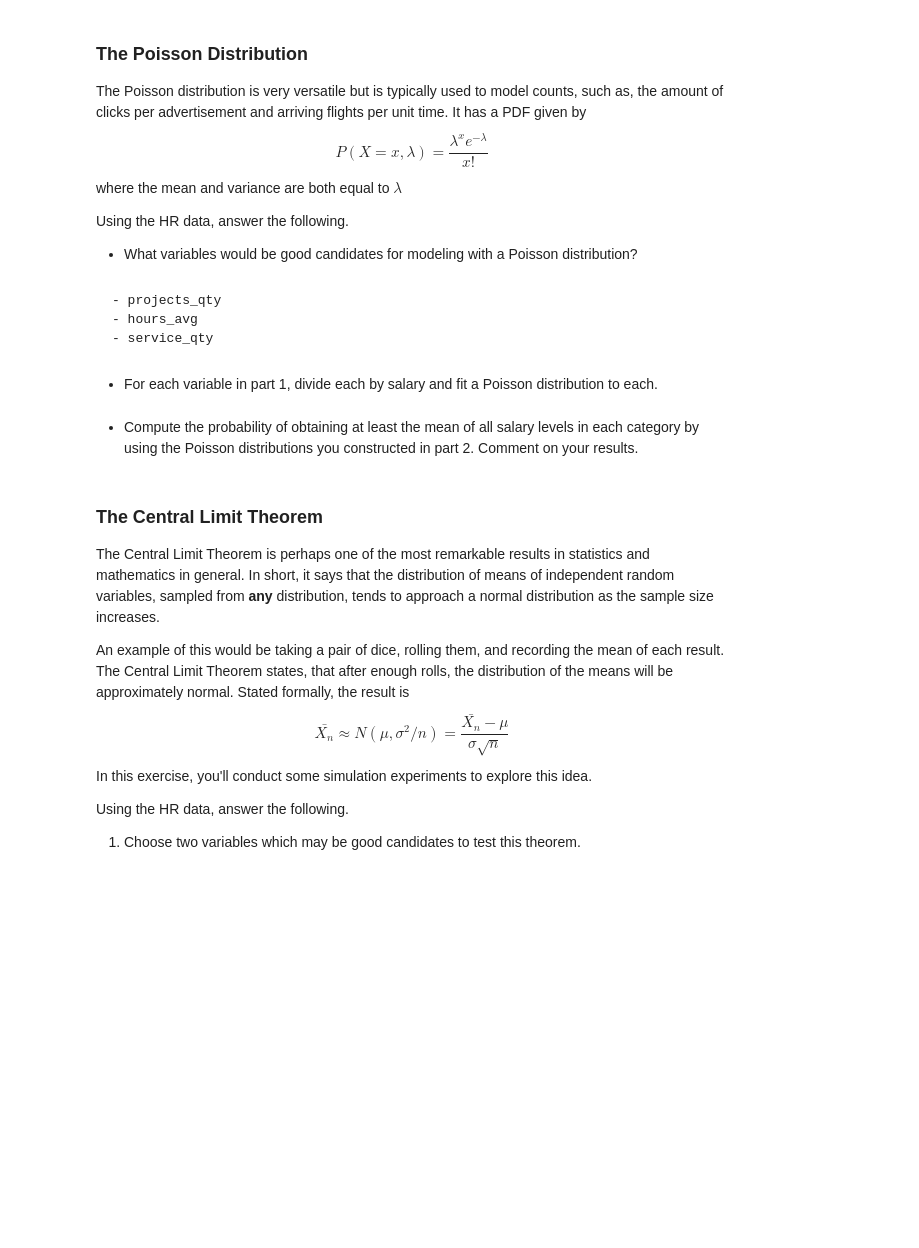
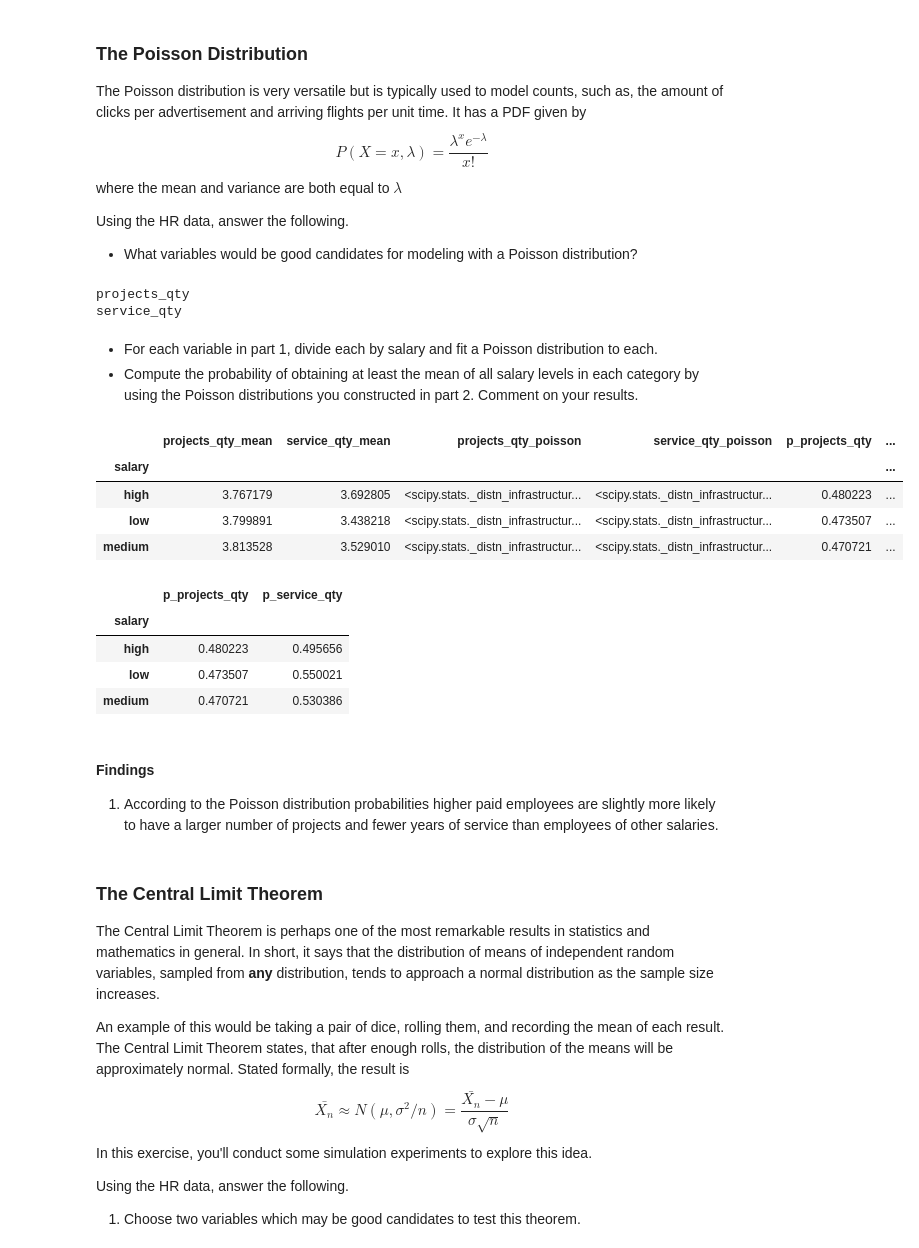
Before and after one commit to TimothyHelton/k2datascience, a Jupyter notebook: notebooks/HR_Exercise.ipynb, the cells around one changed output. Cells and saved outputs as stored; diff of their text form; code cells hidden in the pictures; blank space fills up the shorter version.

Commit message:
FEAT: add Human Resources Poisson exercises

```diff
--- a/notebooks/HR_Exercise.ipynb
+++ b/notebooks/HR_Exercise.ipynb
@@ -328,14 +316,32 @@ where the mean and variance are both equal to $\lambda$
 Using the HR data, answer the following.
 
 - What variables would be good candidates for modeling with a Poisson distribution?
-# %% [markdown]
-    - projects_qty
-    - hours_avg
-    - service_qty
+# %%
+print('\n'.join(hr.poisson_vars))
+# %% [output]
+projects_qty
+service_qty
 # %% [markdown]
 - For each variable in part 1, divide each by salary and fit a Poisson distribution to each.
+- Compute the probability of obtaining at least the mean of all salary levels in each category by using the Poisson distributions you constructed in part 2.  Comment on your results.
-# %% [markdown]
-- Compute the probability of obtaining at least the mean of all salary levels in each category by using the Poisson distributions you constructed in part 2.  Comment on your results.
+# %%
+poisson = hr.poisson_distributions()
+poisson
+poisson[[f'p_{x}' for x in hr.poisson_vars]]
+# %% [output]
+|  | projects_qty_mean | service_qty_mean | projects_qty_poisson | service_qty_poisson | p_projects_qty | ... |
+| salary |  |  |  |  |  | ... |
+| high | 3.767179 | 3.692805 | <scipy.stats._distn_infrastructur... | <scipy.stats._distn_infrastructur... | 0.480223 | ... |
+| low | 3.799891 | 3.438218 | <scipy.stats._distn_infrastructur... | <scipy.stats._distn_infrastructur... | 0.473507 | ... |
+| medium | 3.813528 | 3.529010 | <scipy.stats._distn_infrastructur... | <scipy.stats._distn_infrastructur... | 0.470721 | ... |
+|  | p_projects_qty | p_service_qty |
+| salary |  |  |
+| high | 0.480223 | 0.495656 |
+| low | 0.473507 | 0.550021 |
+| medium | 0.470721 | 0.530386 |
+# %% [markdown]
+#### Findings
+1. According to the Poisson distribution probabilities higher paid employees are slightly more likely to have a larger number of projects and fewer years of service than employees of other salaries.
 # %% [markdown]
 ### The Central Limit Theorem
 The Central Limit Theorem is perhaps one of the most remarkable results in statistics and mathematics in general.  In short, it says that the distribution of means of independent random variables, sampled from **any** distribution, tends to approach a normal distribution as the sample size increases.
```
Also changed, not shown: parts of 2 cells of this notebook, 1 other file.
